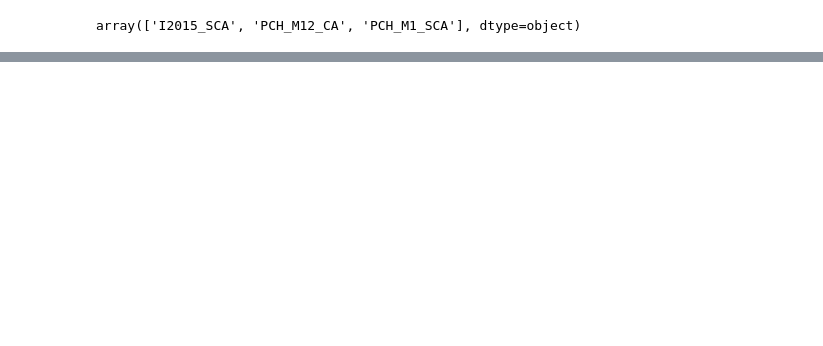
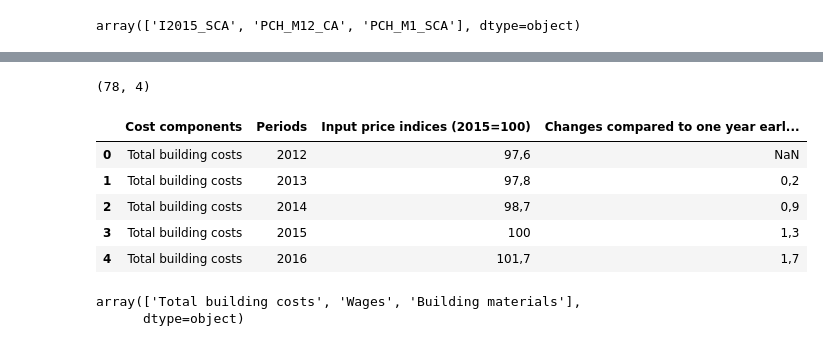
Before and after one commit to sbs23010/msc-da-sem1-ca2, a Jupyter notebook: data-exploration.ipynb, the cells around one changed output, grey strips where cells are left out. Cells and saved outputs as stored; diff of their text form; code cells hidden in the pictures; blank space fills up the shorter version.

```diff
--- a/data-exploration.ipynb
+++ b/data-exploration.ipynb
@@ -881,3 +876,24 @@ p = pn.Row(i[1][0], pn.Column(text, i[0][0]))
 p
 # %% [output]
 [interactive output not drawn]
+# %%
+# Soure: https://opendata.cbs.nl/statline/#/CBS/en/dataset/83887ENG/table
+# https://data.europa.eu/data/datasets/4151-new-dwellings-input-price-indices-building-costs-2015-100?locale=en
+netherlands_dwelling_input_cost_df = pd.read_csv('datasets/New_dwellings__input_indices_2015_100__20052023_230741.csv', sep=';')
+netherlands_dwelling_input_cost_df.shape
+# %% [output]
+(78, 4)
+# %%
+netherlands_dwelling_input_cost_df.head()
+# %% [output]
+|  | Cost components | Periods | Input price indices (2015=100) | Changes compared to one year earl... |
+| 0 | Total building costs | 2012 | 97,6 | NaN |
+| 1 | Total building costs | 2013 | 97,8 | 0,2 |
+| 2 | Total building costs | 2014 | 98,7 | 0,9 |
+| 3 | Total building costs | 2015 | 100 | 1,3 |
+| 4 | Total building costs | 2016 | 101,7 | 1,7 |
+# %%
+netherlands_dwelling_input_cost_df['Cost components'].unique()
+# %% [output]
+array(['Total building costs', 'Wages', 'Building materials'],
+      dtype=object)
```
Also changed, not shown: parts of 14 cells of this notebook, 2 other files.
